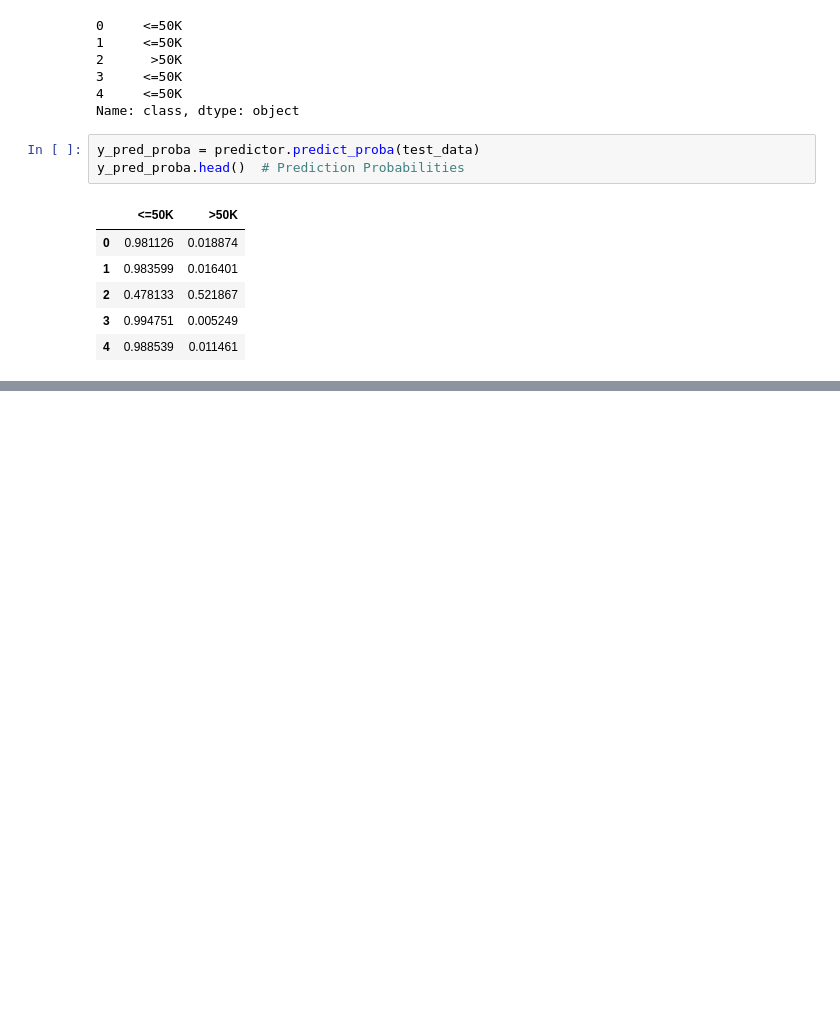
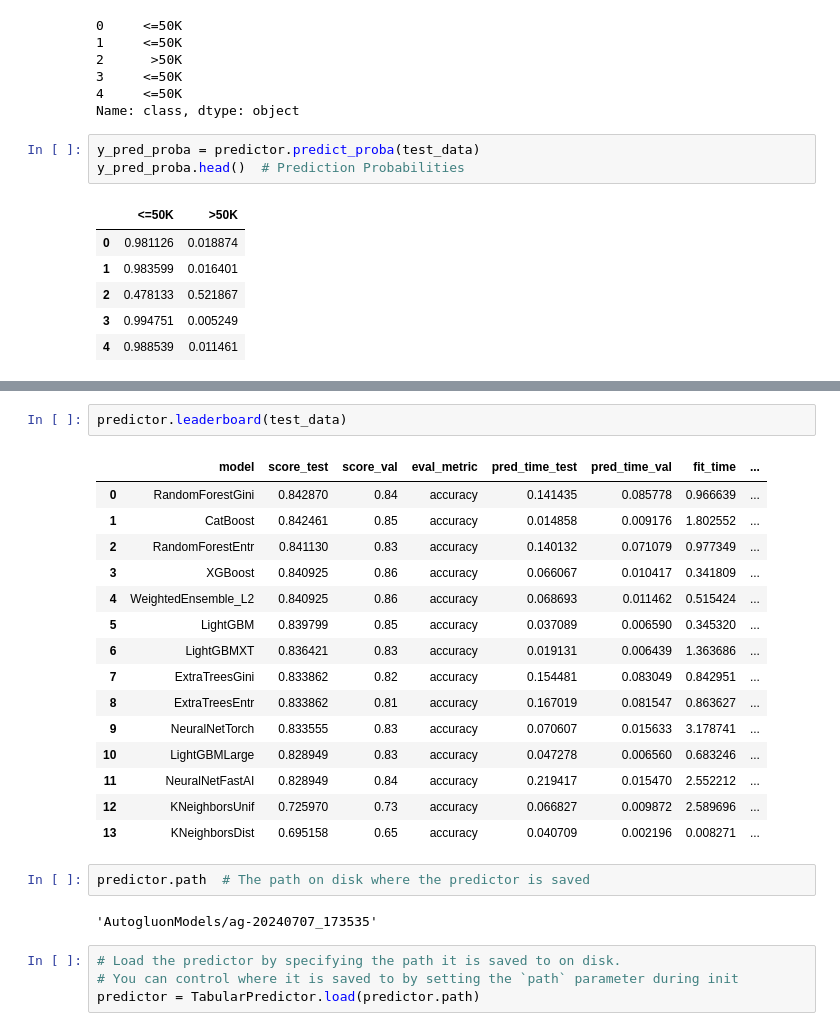
Before and after one commit to flyinacres/autogluon, a Jupyter notebook: autogluon-tabular-essentials.ipynb, the cells around one changed output, grey strips where cells are left out. Drawn from its saved outputs; the diff is of its cells as text; blank space fills up the shorter version.

Commit message:
Kaggle Notebook | autogluon-tabular-essentials | Version 3

```diff
--- a/autogluon-tabular-essentials.ipynb
+++ b/autogluon-tabular-essentials.ipynb
@@ -94,0 +105,26 @@ y_pred_proba.head()  # Prediction Probabilities
+# %%
+predictor.leaderboard(test_data)
+# %% [output]
+|  | model | score_test | score_val | eval_metric | pred_time_test | pred_time_val | fit_time | ... |
+| 0 | RandomForestGini | 0.842870 | 0.84 | accuracy | 0.141435 | 0.085778 | 0.966639 | ... |
+| 1 | CatBoost | 0.842461 | 0.85 | accuracy | 0.014858 | 0.009176 | 1.802552 | ... |
+| 2 | RandomForestEntr | 0.841130 | 0.83 | accuracy | 0.140132 | 0.071079 | 0.977349 | ... |
+| 3 | XGBoost | 0.840925 | 0.86 | accuracy | 0.066067 | 0.010417 | 0.341809 | ... |
+| 4 | WeightedEnsemble_L2 | 0.840925 | 0.86 | accuracy | 0.068693 | 0.011462 | 0.515424 | ... |
+| 5 | LightGBM | 0.839799 | 0.85 | accuracy | 0.037089 | 0.006590 | 0.345320 | ... |
+| 6 | LightGBMXT | 0.836421 | 0.83 | accuracy | 0.019131 | 0.006439 | 1.363686 | ... |
+| 7 | ExtraTreesGini | 0.833862 | 0.82 | accuracy | 0.154481 | 0.083049 | 0.842951 | ... |
+| 8 | ExtraTreesEntr | 0.833862 | 0.81 | accuracy | 0.167019 | 0.081547 | 0.863627 | ... |
+| 9 | NeuralNetTorch | 0.833555 | 0.83 | accuracy | 0.070607 | 0.015633 | 3.178741 | ... |
+| 10 | LightGBMLarge | 0.828949 | 0.83 | accuracy | 0.047278 | 0.006560 | 0.683246 | ... |
+| 11 | NeuralNetFastAI | 0.828949 | 0.84 | accuracy | 0.219417 | 0.015470 | 2.552212 | ... |
+| 12 | KNeighborsUnif | 0.725970 | 0.73 | accuracy | 0.066827 | 0.009872 | 2.589696 | ... |
+| 13 | KNeighborsDist | 0.695158 | 0.65 | accuracy | 0.040709 | 0.002196 | 0.008271 | ... |
+# %%
+predictor.path  # The path on disk where the predictor is saved
+# %% [output]
+'AutogluonModels/ag-20240707_173535'
+# %%
+# Load the predictor by specifying the path it is saved to on disk.
+# You can control where it is saved to by setting the `path` parameter during init
+predictor = TabularPredictor.load(predictor.path)
```
Also changed, not shown: parts of 2 cells of this notebook.
